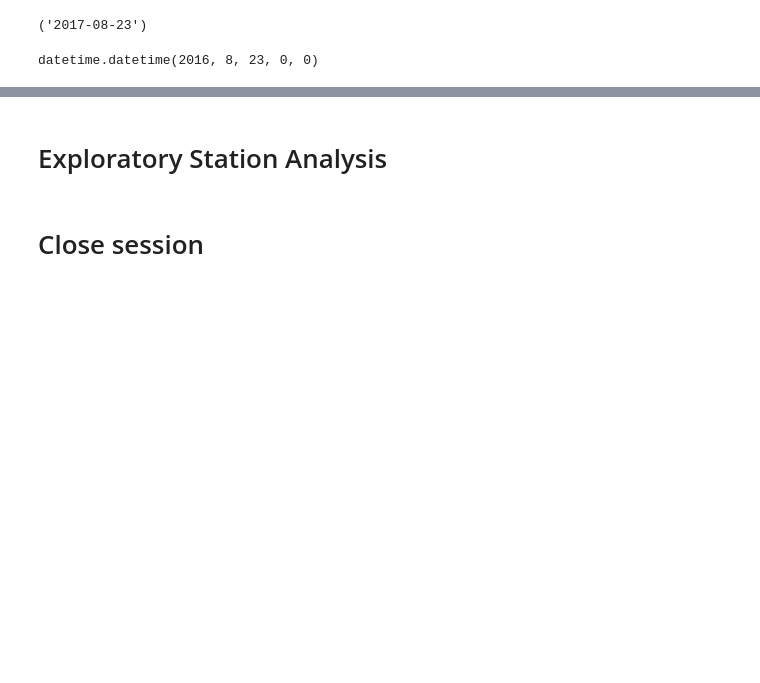
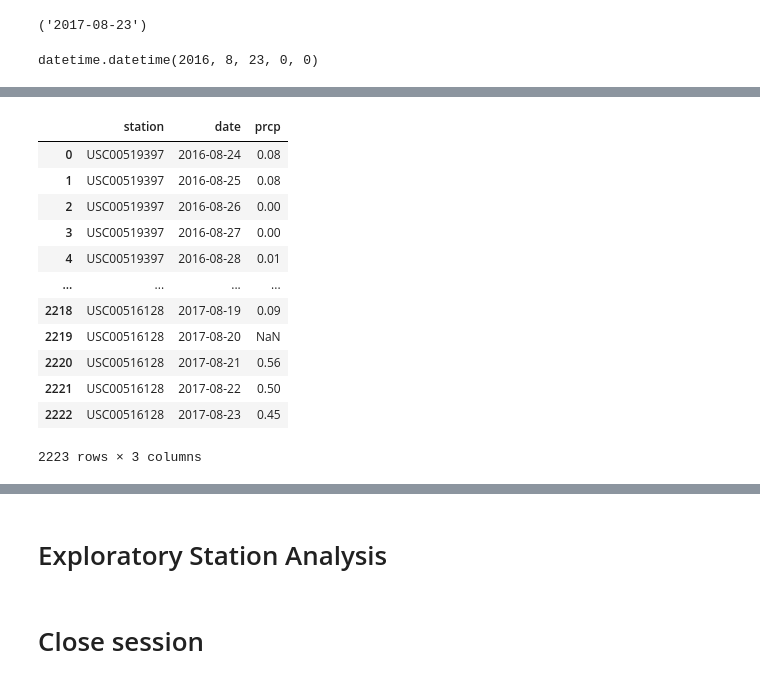
Before and after one commit to cchitec/sqlalchemy_challenge, a Jupyter notebook: climate_starter.ipynb, the cells around one changed output, grey strips where cells are left out. Drawn from its saved outputs; the diff is of its cells as text; code cells hidden in the pictures; blank space fills up the shorter version.

```diff
--- a/climate_starter.ipynb
+++ b/climate_starter.ipynb
@@ -75,3 +75,7 @@ year_ago = dt.datetime.strptime(latest[0],'%Y-%m-%d') - dt.timedelta(days=365)
 year_ago
 # %% [output]
 datetime.datetime(2016, 8, 23, 0, 0)
+# %%
+# Perform a query to retrieve the data and precipitation scores
+yr_prcp = session.query(Measurement.station,Measurement.date,Measurement.prcp).filter(Measurement.date>=year_ago).all()
+yr_prcp
@@ -78,11 +100,18 @@ datetime.datetime(2016, 8, 23, 0, 0)
 # %%
-# Perform a query to retrieve the data and precipitation scores
-precep
-
 # Save the query results as a Pandas DataFrame and set the index to the date column
-
-
-# Sort the dataframe by date
-
-
-# Use Pandas Plotting with Matplotlib to plot the data
+yr_prcp = pd.DataFrame(yr_prcp)
+yr_prcp
+# %% [output]
+|  | station | date | prcp |
+| 0 | USC00519397 | 2016-08-24 | 0.08 |
+| 1 | USC00519397 | 2016-08-25 | 0.08 |
+| 2 | USC00519397 | 2016-08-26 | 0.00 |
+| 3 | USC00519397 | 2016-08-27 | 0.00 |
+| 4 | USC00519397 | 2016-08-28 | 0.01 |
+| ... | ... | ... | ... |
+| 2218 | USC00516128 | 2017-08-19 | 0.09 |
+| 2219 | USC00516128 | 2017-08-20 | NaN |
+| 2220 | USC00516128 | 2017-08-21 | 0.56 |
+| 2221 | USC00516128 | 2017-08-22 | 0.50 |
+| 2222 | USC00516128 | 2017-08-23 | 0.45 |
+2223 rows × 3 columns
```
Also changed, not shown: parts of 2 cells of this notebook.
